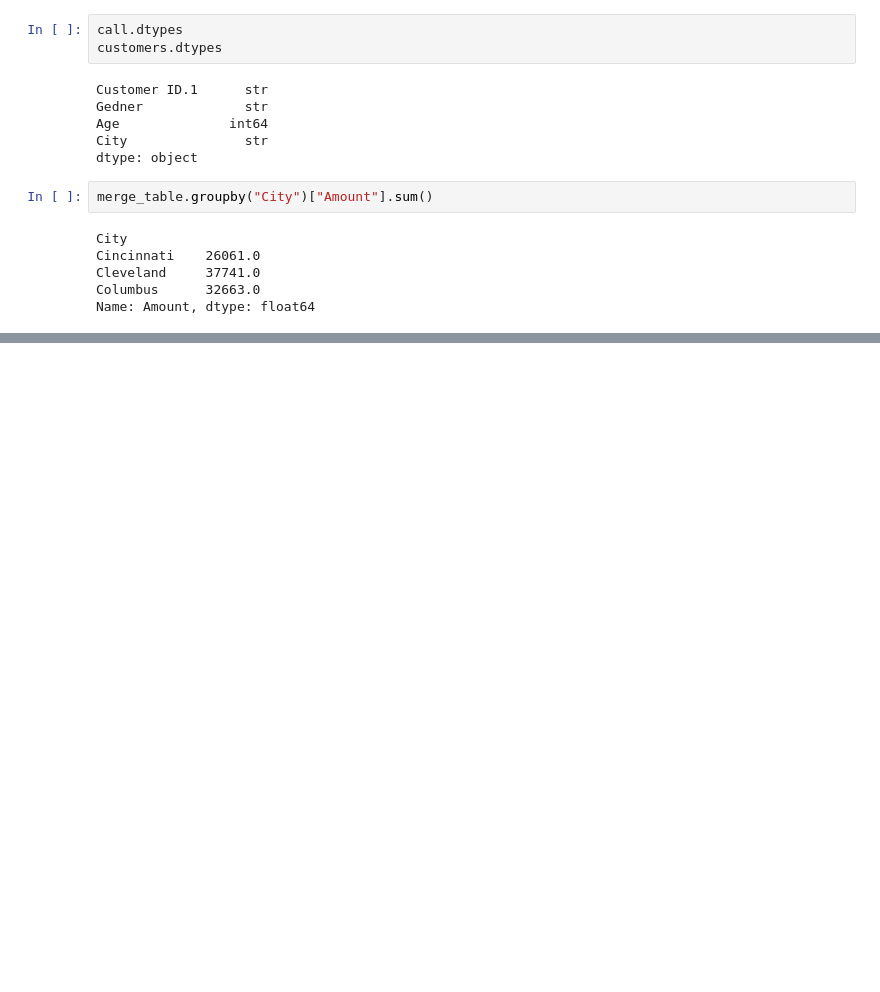
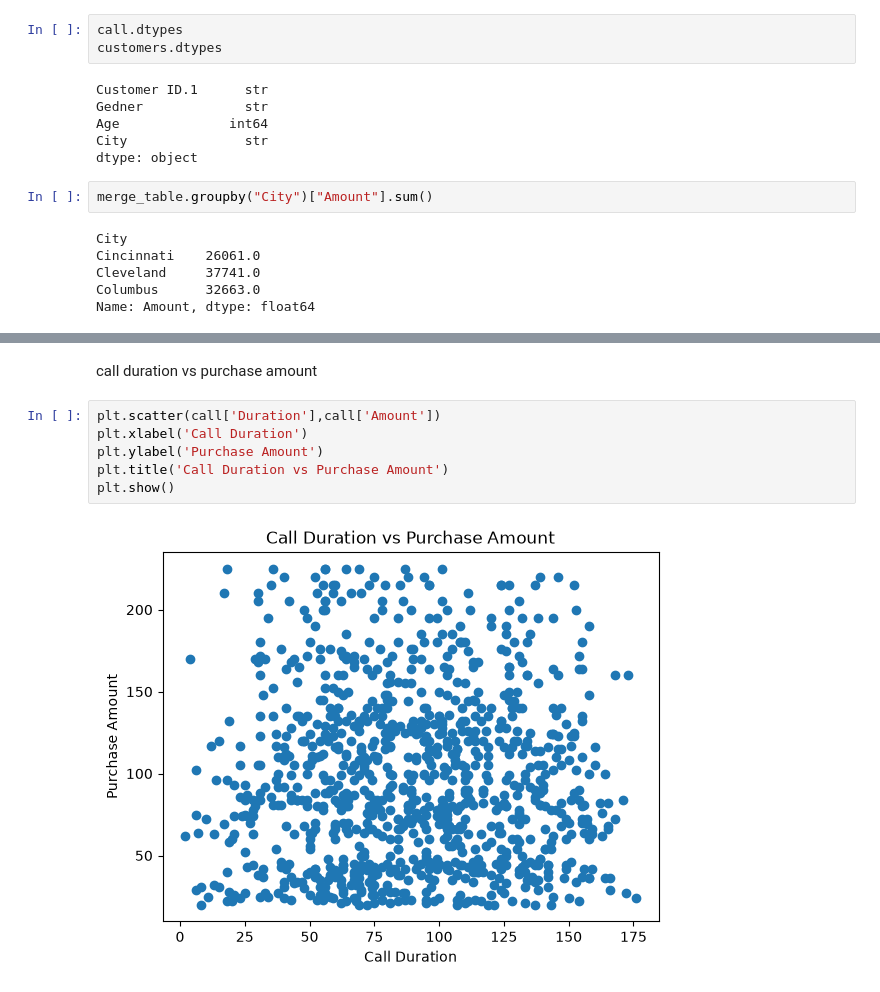
Before and after one commit to Muthamilbharathi/Call-center-perfomance-analysis, a Jupyter notebook: Source/call_center.ipynb, the cells around one changed output, grey strips where cells are left out. Cells and saved outputs as stored; diff of their text form; blank space fills up the shorter version.

```diff
--- a/Source/call_center.ipynb
+++ b/Source/call_center.ipynb
@@ -419,0 +594,10 @@ Name: Amount, dtype: float64
+# %% [markdown]
+call duration vs purchase amount
+# %%
+plt.scatter(call['Duration'],call['Amount'])
+plt.xlabel('Call Duration')
+plt.ylabel('Purchase Amount')
+plt.title('Call Duration vs Purchase Amount')
+plt.show()
+# %% [output]
+[figure, added]
```
Also changed, not shown: parts of 36 cells of this notebook, 1 other file.
